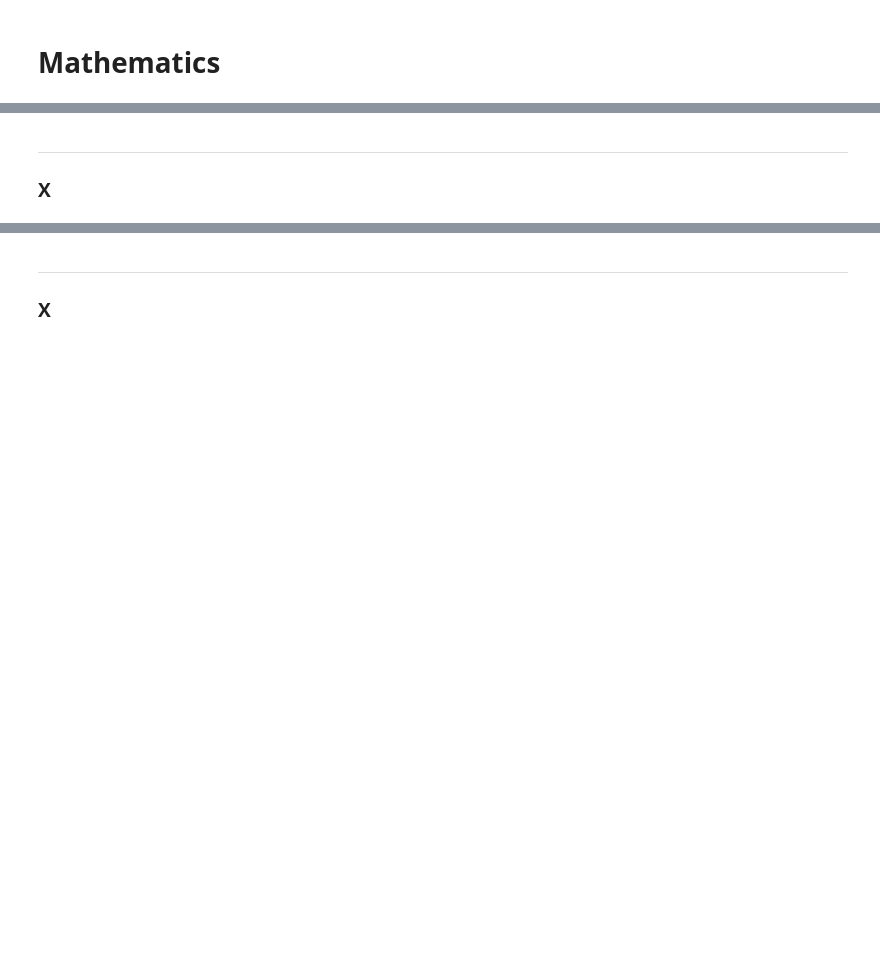
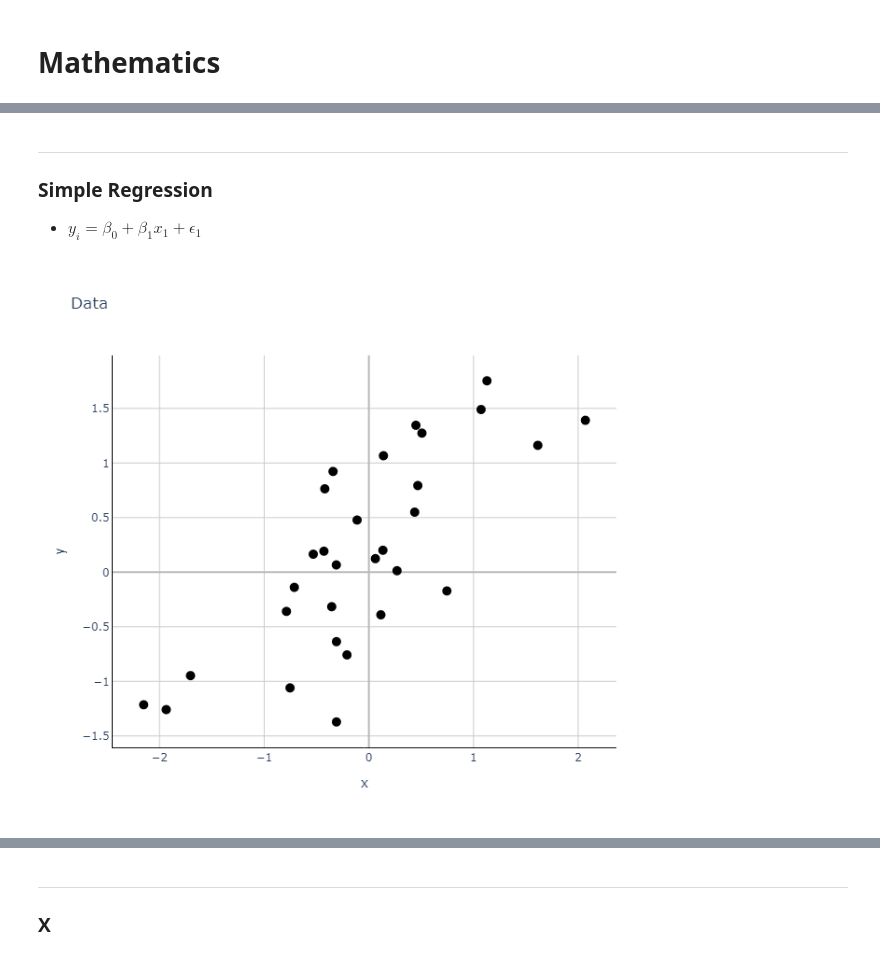
Before and after one commit to Gusmeira/PyTorch-Courses, a Jupyter notebook: C_ann.ipynb, the cells around one changed output, grey strips where cells are left out. Drawn from its saved outputs; the diff is of its cells as text; code cells hidden in the pictures; blank space fills up the shorter version.

Commit message:
:construction: <C> linear regression and binary classification

```diff
--- a/C_ann.ipynb
+++ b/C_ann.ipynb
@@ -36,3 +42,18 @@ ___
 # %% [markdown]
 ___
-### X
+### Simple Regression
+
+- $y_i = \beta_0 + \beta_1x_1 + \epsilon_1$
+# %%
+N = 30
+x = torch.randn(N, 1)
+y = x + torch.randn(N, 1)/2
+
+main_fig = go.Figure()
+main_fig.add_trace(go.Scatter(
+    x=x.squeeze(), y=y.squeeze(), marker=dict(color='black', size=10),
+    mode='markers', name='data'
+))
+plotly_main_layout(main_fig, title='Data')
+# %% [output]
+[figure, added]
```
Also changed, not shown: parts of 15 cells of this notebook, 1 other file.
